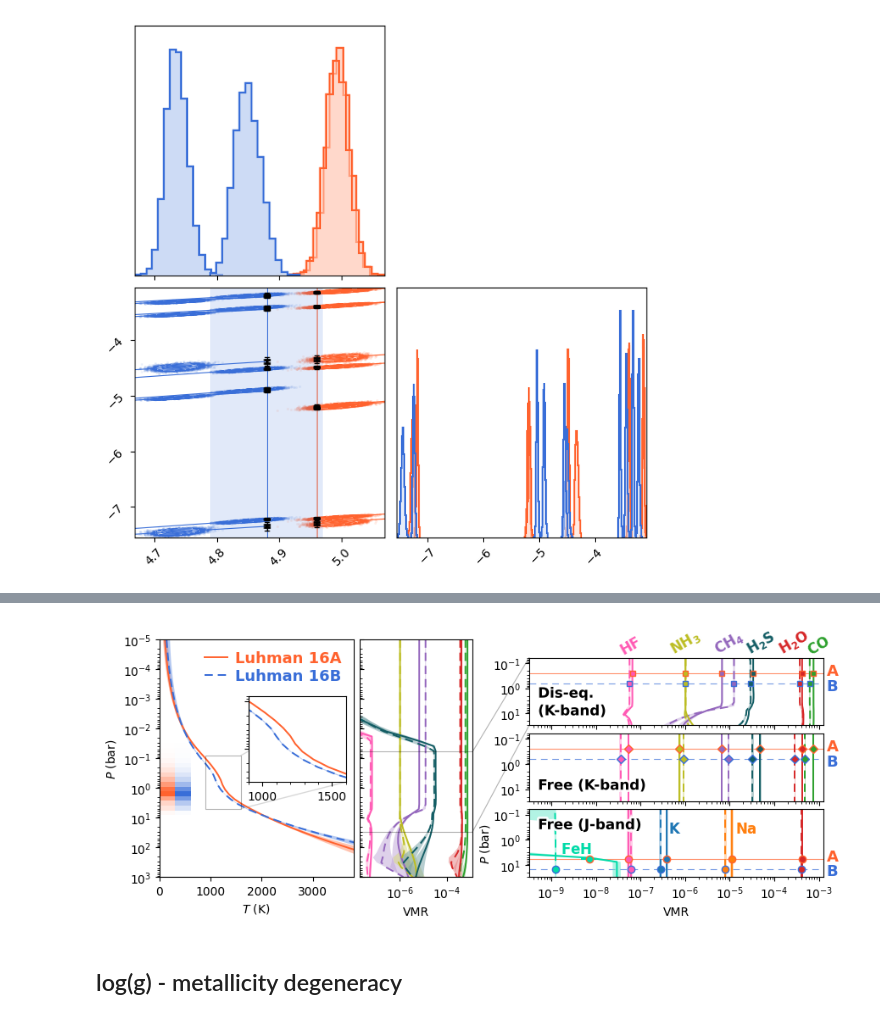
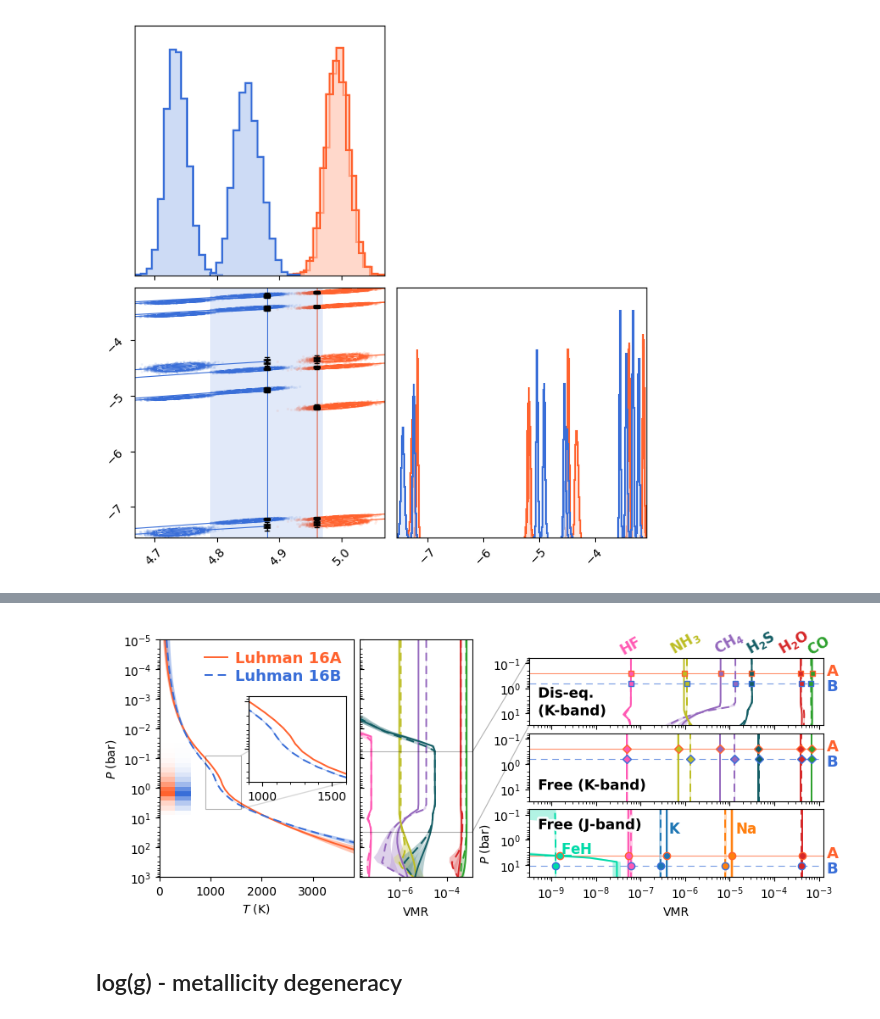
Before and after one commit to samderegt/retrieval_base, a Jupyter notebook: Luhman_16/figures/plot_K_band_chem_ratios.ipynb, the cells around one changed output, grey strips where cells are left out. Saved outputs shown, nothing was run; the diff lists cells and outputs as text; code cells hidden in the pictures.

Commit message:
Plot updates

```diff
--- a/Luhman_16/figures/plot_K_band_chem_ratios.ipynb
+++ b/Luhman_16/figures/plot_K_band_chem_ratios.ipynb
@@ -145,8 +145,13 @@ def get_chemical_ratios(Res, mean_along_axis=None, P=0.4):
             #abs_abund[key] = np.mean(abs_abund[key], axis=mean_along_axis)
             abs_abund[key] = abs_abund[key][:,idx_P]
 
+        idx_P = np.argsort(np.abs(Res.Chem[m_set].pressure-P))[:4]
+        from scipy.interpolate import interp1d
         for key, VMR in VMRs.items():
-            abs_abund[key] = VMR[:,idx_P]
+            f = interp1d(np.log10(Res.Chem[m_set].pressure[idx_P]), np.log10(VMR[:,idx_P]))
+            # Interpolate the VMRs to the desired pressure
+            abs_abund[key] = 10**f(np.log10(P))
+            # abs_abund[key] = np.mean(VMR[:,idx_P])
 
     return chem_ratios, abs_abund
 
@@ -177,9 +182,9 @@ A_J.model_settings = ['J1226_1']; B_J.model_settings = ['J1226_1']
 A_J.load_components(['Chem'])
 B_J.load_components(['Chem'])
 
-chem_ratios_A_J, abs_abund_A_J = get_chemical_ratios(A_J, mean_along_axis=-1, P=10**(np.log10(9.)-0.2))
+chem_ratios_A_J, abs_abund_A_J = get_chemical_ratios(A_J, mean_along_axis=-1, P=10**(np.log10(7.)-0.2))
 print(np.median(abs_abund_A_J['FeH']))
-chem_ratios_B_J, abs_abund_B_J = get_chemical_ratios(B_J, mean_along_axis=-1, P=10**(np.log10(9.)+0.2))
+chem_ratios_B_J, abs_abund_B_J = get_chemical_ratios(B_J, mean_along_axis=-1, P=10**(np.log10(7.)+0.2))
 # %% [output]
 /net/schenk/data2/regt/data_backup/Luhman_16/retrieval_outputs/J_A_ret_22_1column_n1000/test_data
   analysing data from /net/schenk/data2/regt/data_backup/Luhman_16/retrieval_outputs/J_A_ret_22_1column_n1000/test_.txt
@@ -189,5 +194,5 @@ chem_ratios_B_J, abs_abund_B_J = get_chemical_ratios(B_J, mean_along_axis=-1, P=
 # %%
-def plot_errorbar(ax, posterior, y, q, transform=None, ms=3.5, **kwargs):
+def plot_errorbar(ax, posterior, y, q, transform=None, ms=3.5, fmt='s', **kwargs):
 
     x = np.median(posterior)
     xerr = np.quantile(posterior, q=q) - x
@@ -202,7 +207,7 @@ def plot_errorbar(ax, posterior, y, q, transform=None, ms=3.5, **kwargs):
             )
     else:
         ax.errorbar(
-            x, y, xerr=xerr, transform=transform, fmt='s', lw=1.5, ms=ms, capsize=0, **kwargs,
+            x, y, xerr=xerr, transform=transform, fmt=fmt, lw=1.5, ms=ms, capsize=0, **kwargs,
             )
 
 hist_kwargs_A = dict(
@@ -803,9 +1088,9 @@ log_g_norm_factor_B_eq = 10**(4.88-log_g_B_eq)
 log_g_norm_factor_A_J = 10**(4.96-log_g_A_J)
 log_g_norm_factor_B_J = 10**(4.88-log_g_B_J)
 
-log_g_norm_factor_A = np.ones_like(log_g_A); log_g_norm_factor_B = np.ones_like(log_g_B)
-log_g_norm_factor_A_eq = np.ones_like(log_g_A_eq); log_g_norm_factor_B_eq = np.ones_like(log_g_B_eq)
-log_g_norm_factor_A_J = np.ones_like(log_g_A_J); log_g_norm_factor_B_J = np.ones_like(log_g_B_J)
+# log_g_norm_factor_A = np.ones_like(log_g_A); log_g_norm_factor_B = np.ones_like(log_g_B)
+# log_g_norm_factor_A_eq = np.ones_like(log_g_A_eq); log_g_norm_factor_B_eq = np.ones_like(log_g_B_eq)
+# log_g_norm_factor_A_J = np.ones_like(log_g_A_J); log_g_norm_factor_B_J = np.ones_like(log_g_B_J)
 
 contr_A_eq = A_eq.get_contribution_function()
 contr_B_eq = B_eq.get_contribution_function()
@@ -1011,7 +1296,7 @@ for species, (c, l, xy) in species_info.items():
         median_kwargs=dict(c=c, lw=1.4, ls='-'), **dict(fc=fc, ec='none', alpha=0.5)
         )
     plot_errorbar(
-        ax_J, abs_abund_A_J[species]*log_g_norm_factor, y=10**(np.log10(9.)-0.2), q=result_utils.q[[2,4]], color=c, transform=ax_J.transData, marker='o', ms=6, mec=color_A
+        ax_J, abs_abund_A_J[species]*log_g_norm_factor, y=10**(np.log10(7.)-0.2), q=result_utils.q[[2,4]], color=c, transform=ax_J.transData, marker='o', ms=6, mec=color_A
         )
 
     log_g_norm_factor = 10**(4.88-log_g_B_J)
@@ -1020,42 +1305,42 @@ for species, (c, l, xy) in species_info.items():
         median_kwargs=dict(c=c, lw=1.4, ls=(0,(5,3))), **dict(fc=fc, ec='none', alpha=0.5)
         )
     plot_errorbar(
-        ax_J, abs_abund_B_J[species]*log_g_norm_factor, y=10**(np.log10(9.)+0.2), q=result_utils.q[[2,4]], color=c, transform=ax_J.transData, marker='o', ms=6, mec=color_B
+        ax_J, abs_abund_B_J[species]*log_g_norm_factor, y=10**(np.log10(7.)+0.2), q=result_utils.q[[2,4]], color=c, transform=ax_J.transData, marker='o', ms=6, mec=color_B
         )
 
 ax_J.annotate(
     r'$\mathrm{\bf FeH}$', xy=(10**(-8.45),0.3), xycoords=ax_J.get_xaxis_transform(),
     ha='center', va='bottom', fontsize=12, c=species_info['FeH'][0], rotation=0,
     )
 ax_J.annotate(
     r'$\mathrm{\bf K}$', xy=(10**(-6.23),0.6), xycoords=ax_J.get_xaxis_transform(),
     ha='center', va='bottom', fontsize=12, c=species_info['K'][0], rotation=0,
     )
 ax_J.annotate(
     r'$\mathrm{\bf Na}$', xy=(10**(-4.62),0.6), xycoords=ax_J.get_xaxis_transform(),
     ha='center', va='bottom', fontsize=12, c=species_info['Na'][0], rotation=0,
     )
 
-for ax_i, y_cen in zip([ax_eq, ax_fc, ax_J], [0.4,0.4,9]):
+for ax_i, y_cen in zip([ax_eq, ax_fc, ax_J], [0.4,0.4,7.0]):
     ax_i.annotate(
         r'$\mathrm{\bf A}$', xy=(1.01, 10**(np.log10(y_cen)-0.3)), xycoords=ax_i.get_yaxis_transform(),
         ha='left', va='center', fontsize=13, c=color_A,
         )
     ax_i.annotate(
         r'$\mathrm{\bf B}$', xy=(1.01, 10**(np.log10(y_cen)+0.3)), xycoords=ax_i.get_yaxis_transform(),
         ha='left', va='center', fontsize=13, c=color_B,
         )
 
     kwargs = dict(lw=0.8, c=color_A, zorder=-1, alpha=0.7)
     ax_i.plot([0.,1.0], [10**(np.log10(y_cen)-0.2)]*2, transform=ax_i.get_yaxis_transform(), **kwargs)
     kwargs['ls'] = (0,(7,5)); kwargs['c'] = color_B
     ax_i.plot([0.,1.0], [10**(np.log10(y_cen)+0.2)]*2, transform=ax_i.get_yaxis_transform(), **kwargs)
 
 plt.subplots_adjust(left=0.09, bottom=0.15, top=0.95, right=0.96)
 plt.savefig('./plots/K_band_VMR_profiles.pdf')
 plt.show()
 # %% [output]
-[figure, old version]
+[figure, new version]
 # %% [markdown]
 ## log(g) - metallicity degeneracy
 # %%
```
Also changed, not shown: parts of 6 cells of this notebook, 1 other file.
